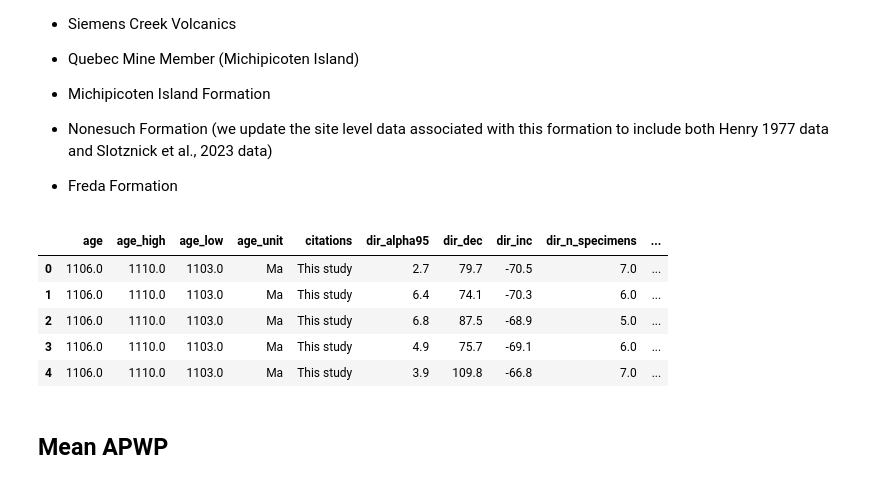
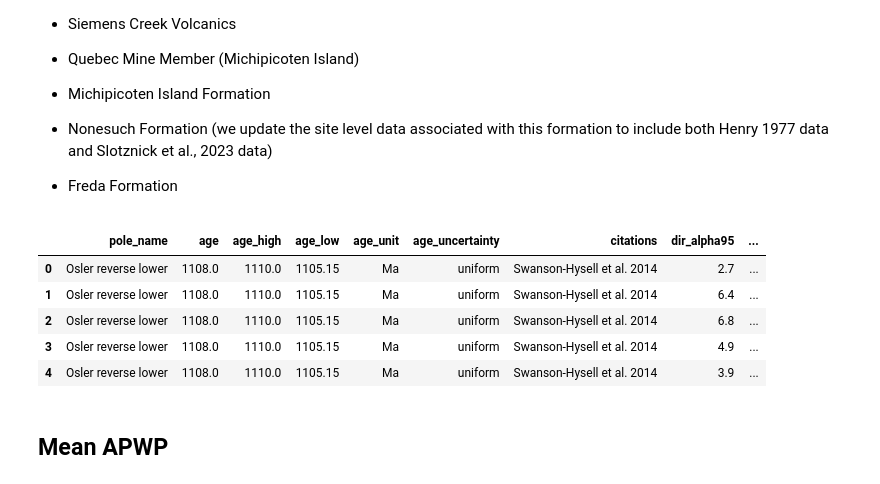
Before and after one commit to Swanson-Hysell-Group/2024_SWLLIP, a Jupyter notebook: code/Keweenawan_Track_VGP_APWP.ipynb, the cells around one changed output. Saved outputs shown, nothing was run; the diff lists cells and outputs as text; code cells hidden in the pictures.

Commit message:
clean up Kewee track site level compilation notebook and generate site level compilation table

```diff
--- a/code/Keweenawan_Track_VGP_APWP.ipynb
+++ b/code/Keweenawan_Track_VGP_APWP.ipynb
@@ -1577,6 +1633,7 @@ ipmag.download_magic('Palmer1987a.v24.txt',
 Palmer and Davis (1987) developed data from 8 sites with the sub-ophitic to ophitic olivine tholeiitic basalt flows of the Quebec Mine Member stratigraphically below the Michipicoten Island intrusions that Annells interpreted to correlate to the Mamainse Point Formation. They also report data from a site "KM" for which samples came from multiple flows and will not be included here as it does not met the definition of a site as a single cooling unit.
 # %%
 Palmer1987_results = pd.read_csv('../data/pmag_compiled/Palmer1987/pmag_results.txt',sep='\t',skiprows=1)
+Palmer1987_results['er_citation_names'] = 'Palmer and Davis, 1987'
 Palmer1987_QM = Palmer1987_results[Palmer1987_results.er_location_names=='Mamainse Point Formation, Michipicoten Island']
 Palmer1987_QM_sites = Palmer1987_QM[Palmer1987_QM.data_type=='i']
 Palmer1987_QM_sites = Palmer1987_QM_sites[Palmer1987_QM_sites.er_site_names!='KM']
@@ -1628,10 +1685,16 @@ Palmer1987_QM_sites.drop(['conglomerate_test', 'contact_test', 'data_type',
                             'tilt_dec_corr', 'tilt_dec_uncorr', 'tilt_inc_corr',
                             'tilt_inc_uncorr', 'tilt_k_corr', 'tilt_k_ratio', 'tilt_k_uncorr',
                             'tilt_n', 'vgp_n'], axis=1, inplace=True)
+Palmer1987_QM_sites['pole_name'] = 'Quebec Mine Member (Michipicoten Island)'
+Palmer1987_QM_sites['dir_polarity'] = 'n'
 Palmer1987_QM_sites['age'] = 1095
 Palmer1987_QM_sites['age_low'] = 1086.5
 Palmer1987_QM_sites['age_high'] = 1100
 Palmer1987_QM_sites['age_unit'] = 'Ma'
+Palmer1987_QM_sites['age_uncertainty'] = 'uniform'
+Palmer1987_QM_sites['geologic_classes'] = 'Extrusive:Igneous'
+Palmer1987_QM_sites['geologic_types'] = 'Lava Flow'
+Palmer1987_QM_sites['lithologies'] = 'Basalt'
 Palmer1987_QM_sites.head()
 # %% [output]
 |  | age_high | age_low | age_unit | dir_alpha95 | dir_dec | dir_inc | dir_k | lat | lon | dir_n_samples | ... |
@@ -1646,6 +1709,7 @@ Palmer1987_QM_sites.head()
 We have imported data from Fairchild et al. (2017) from the MagIC contribution in the Fairchild2017_results dataframe. Filtering this dataframe by location, component and tilt correction gets the results needed for the pole.
 # %%
 Fairchild2017_MIF = pd.read_csv('../data/pmag_compiled/Fairchild2017/pmag_results_Michipicoten.txt',sep='\t',header=1)
+Fairchild2017_MIF['er_citation_names'] = 'Fairchild et al., 2017'
 Fairchild2017_MIF = Fairchild2017_MIF[Fairchild2017_MIF['pole_comp_name'] == 'HT']
 Fairchild2017_MIF = Fairchild2017_MIF[Fairchild2017_MIF['tilt_correction'] == 100.0]
 Fairchild2017_MIF = Fairchild2017_MIF[Fairchild2017_MIF['er_site_names'] != 'CM1']
@@ -1693,10 +1757,16 @@ Fairchild2017_MIF.columns=['age', 'age_sigma', 'age_unit',
                             'result_description', 'dir_tilt_correction', 'vgp_dm', 'vgp_dp', 'vgp_lat',
                             'vgp_lon', 'vgp_n']
 Fairchild2017_MIF.drop(['age_sigma', 'er_analyst_mail_names', 'pmag_result_name', 'result_description', 'vgp_n'], axis=1, inplace=True)
+Fairchild2017_MIF['pole_name'] = 'Michipicoten Island Formation'
+Fairchild2017_MIF['dir_polarity'] = 'n'
 Fairchild2017_MIF['age'] = round(((1084.39+1083.52)/2),2)
 Fairchild2017_MIF['age_low'] = 1083.52
 Fairchild2017_MIF['age_high'] = 1084.39
 Fairchild2017_MIF['age_unit'] = 'Ma'
+Fairchild2017_MIF['age_uncertainty'] = 'gaussian'
+Fairchild2017_MIF['geologic_classes'] = 'Extrusive:Igneous'
+Fairchild2017_MIF['geologic_types'] = 'Lava Flow'
+Fairchild2017_MIF['lithologies'] = 'Basalt'
 Fairchild2017_MIF.columns
 # %% [output]
 Index(['age', 'age_unit', 'dir_alpha95', 'dir_dec', 'dir_inc', 'dir_k', 'lat',
@@ -1844,39 +1915,39 @@ Grouping by paleopole name (dataframe), the site/VGP level data shoud include:
 # %%
 Keweenawan_track_sites = pd.concat([Osler_reverse_lower_site,
                                         Osler_reverse_upper_site,
                                         Osler_normal_site,
                                         MP_sites_lowerR1,
                                         MP_sites_lowerR2,
                                         MP_sites_lower_normal,
                                         MP_sites_upperN,
                                         Grand_portage_site,
                                         NNEU_sites,
                                         NSWU_sites,
                                         SLB_sites,
                                         PLV_sites,
                                         LST_sites,
                                         Palmer1986_PM_reliable,
                                         Palmer1987_QM_sites,
                                         Fairchild2017_MIF
                                         ]).reset_index(drop=1)
-Keweenawan_track_sites = Keweenawan_track_sites[['age', 'age_high', 'age_low', 'age_unit',
-                                                 'citations', 'dir_alpha95',
+Keweenawan_track_sites = Keweenawan_track_sites[['pole_name', 'age', 'age_high', 'age_low', 'age_unit', 'age_uncertainty',
+                                                 'citations', 'dir_alpha95', 'dir_polarity',
                                                 'dir_dec', 'dir_inc', 'dir_n_specimens', 'geologic_classes',
                                                 'geologic_types', 'height', 'lat', 'lithologies', 'location', 'lon',
                                                 'site', 'vgp_lat', 'vgp_lon', 'pole_name', 'dir_k',
-                                                'dir_n_samples', 'dir_polarity', 'dir_tilt_correction',
+                                                'dir_n_samples', 'dir_tilt_correction',
                                                 'dir_r','vgp_lat_rev', 'vgp_lon_rev',
                                                 'vgp_dm', 'vgp_dp']]
 Keweenawan_track_sites['dir_dec'] = Keweenawan_track_sites['dir_dec'].astype(np.float64)
 Keweenawan_track_sites['dir_inc'] = Keweenawan_track_sites['dir_inc'].astype(np.float64)
 Keweenawan_track_sites['lat'] = Keweenawan_track_sites['lat'].astype(np.float64)
 Keweenawan_track_sites['lon'] = Keweenawan_track_sites['lon'].astype(np.float64)
 Keweenawan_track_sites = ipmag.vgp_calc(Keweenawan_track_sites, tilt_correction='yes', site_lon='lon', site_lat='lat', dec_tc='dir_dec', inc_tc='dir_inc')
 Keweenawan_track_sites.head()
 # %% [output]
-|  | age | age_high | age_low | age_unit | citations | dir_alpha95 | dir_dec | dir_inc | dir_n_specimens | ... |
-| 0 | 1106.0 | 1110.0 | 1103.0 | Ma | This study | 2.7 | 79.7 | -70.5 | 7.0 | ... |
-| 1 | 1106.0 | 1110.0 | 1103.0 | Ma | This study | 6.4 | 74.1 | -70.3 | 6.0 | ... |
-| 2 | 1106.0 | 1110.0 | 1103.0 | Ma | This study | 6.8 | 87.5 | -68.9 | 5.0 | ... |
-| 3 | 1106.0 | 1110.0 | 1103.0 | Ma | This study | 4.9 | 75.7 | -69.1 | 6.0 | ... |
-| 4 | 1106.0 | 1110.0 | 1103.0 | Ma | This study | 3.9 | 109.8 | -66.8 | 7.0 | ... |
+|  | pole_name | age | age_high | age_low | age_unit | age_uncertainty | citations | dir_alpha95 | ... |
+| 0 | Osler reverse lower | 1108.0 | 1110.0 | 1105.15 | Ma | uniform | Swanson-Hysell et al. 2014 | 2.7 | ... |
+| 1 | Osler reverse lower | 1108.0 | 1110.0 | 1105.15 | Ma | uniform | Swanson-Hysell et al. 2014 | 6.4 | ... |
+| 2 | Osler reverse lower | 1108.0 | 1110.0 | 1105.15 | Ma | uniform | Swanson-Hysell et al. 2014 | 6.8 | ... |
+| 3 | Osler reverse lower | 1108.0 | 1110.0 | 1105.15 | Ma | uniform | Swanson-Hysell et al. 2014 | 4.9 | ... |
+| 4 | Osler reverse lower | 1108.0 | 1110.0 | 1105.15 | Ma | uniform | Swanson-Hysell et al. 2014 | 3.9 | ... |
```
Also changed, not shown: parts of 36 cells of this notebook, 1 other file.
